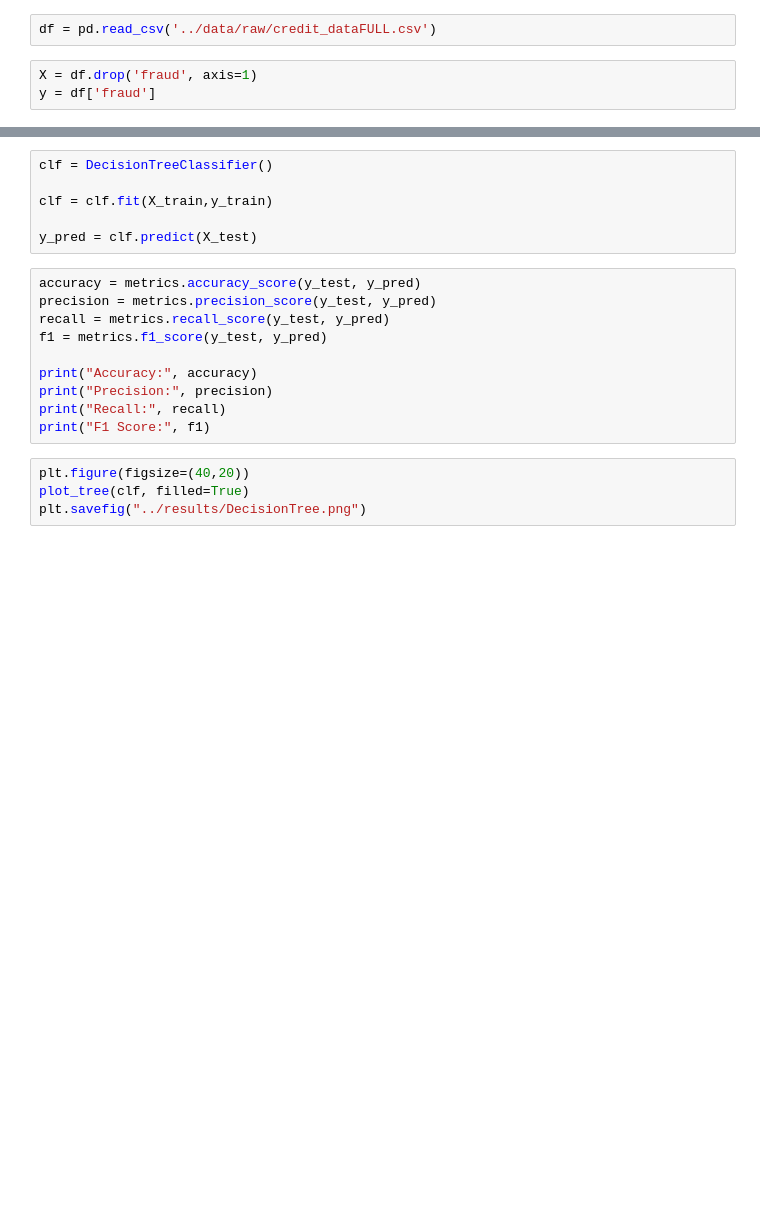
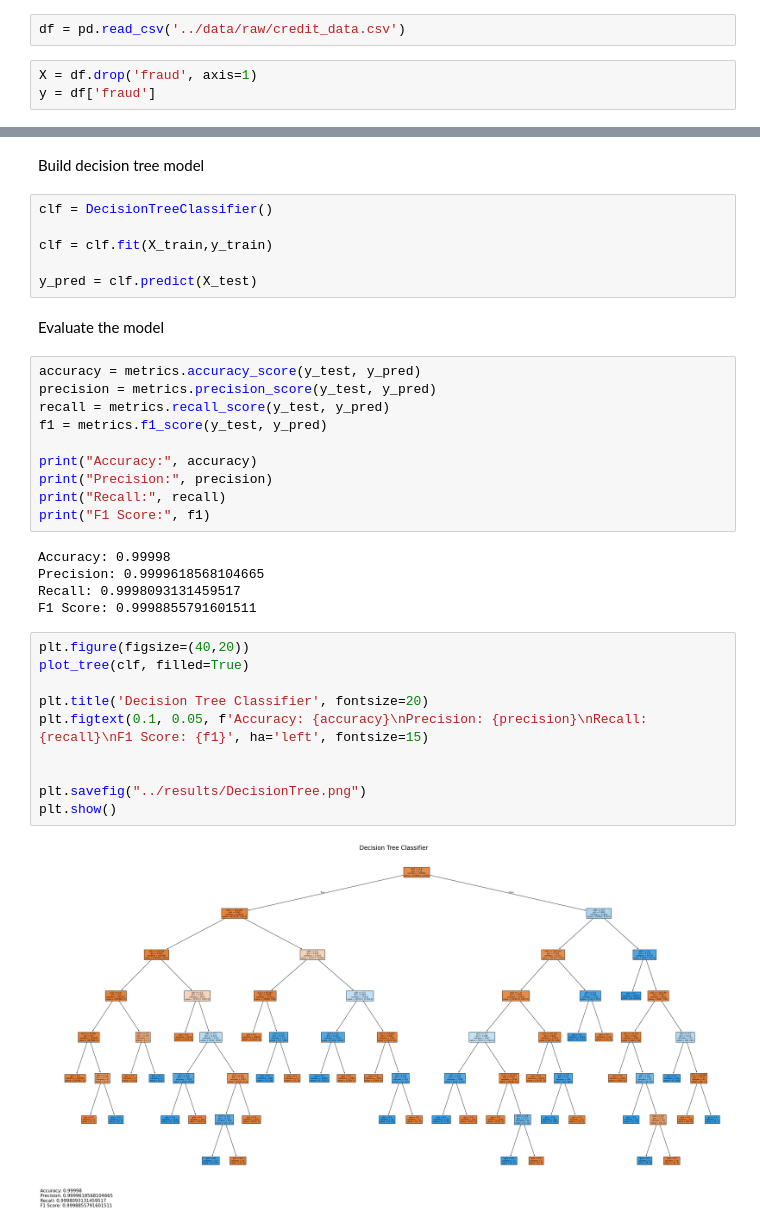
Before and after one commit to BaguetteJet/Fraud-Transaction-Detection, a Jupyter notebook: notebooks/DecisonTree.ipynb, the cells around one changed output, grey strips where cells are left out. Drawn from its saved outputs; the diff is of its cells as text; blank space fills up the shorter version.

Commit message:
Basic decision tree

```diff
--- a/notebooks/DecisonTree.ipynb
+++ b/notebooks/DecisonTree.ipynb
@@ -8,5 +18,5 @@ from sklearn import metrics
 # %%
-df = pd.read_csv('../data/raw/credit_dataFULL.csv')
+df = pd.read_csv('../data/raw/credit_data.csv')
 # %%
 X = df.drop('fraud', axis=1)
 y = df['fraud']
@@ -19,10 +31,14 @@ X_train, X_test, y_train, y_test = train_test_split(
 )
+# %% [markdown]
+Build decision tree model
 # %%
 clf = DecisionTreeClassifier()
 
 clf = clf.fit(X_train,y_train)
 
 y_pred = clf.predict(X_test)
+# %% [markdown]
+Evaluate the model
 # %%
 accuracy = metrics.accuracy_score(y_test, y_pred)
 precision = metrics.precision_score(y_test, y_pred)
@@ -33,7 +49,20 @@ print("Accuracy:", accuracy)
 print("Precision:", precision)
 print("Recall:", recall)
 print("F1 Score:", f1)
+# %% [output]
+Accuracy: 0.99998
+Precision: 0.9999618568104665
+Recall: 0.9998093131459517
+F1 Score: 0.9998855791601511
 # %%
 plt.figure(figsize=(40,20))
 plot_tree(clf, filled=True)
+
+plt.title('Decision Tree Classifier', fontsize=20)
+plt.figtext(0.1, 0.05, f'Accuracy: {accuracy}\nPrecision: {precision}\nRecall: {recall}\nF1 Score: {f1}', ha='left', fontsize=15)
+
+
 plt.savefig("../results/DecisionTree.png")
+plt.show()
+# %% [output]
+[figure, added]
```
Also changed, not shown: parts of 4 cells of this notebook, 4 other files.
